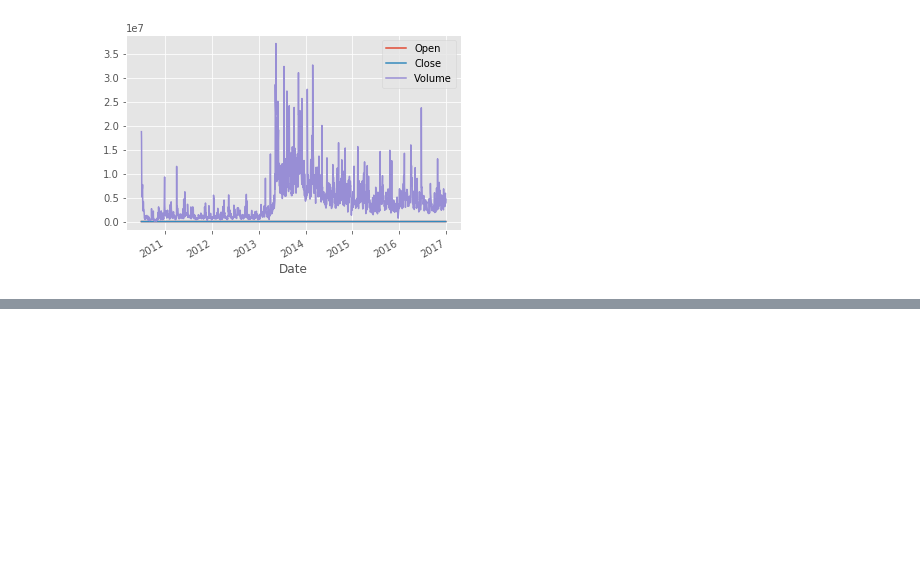
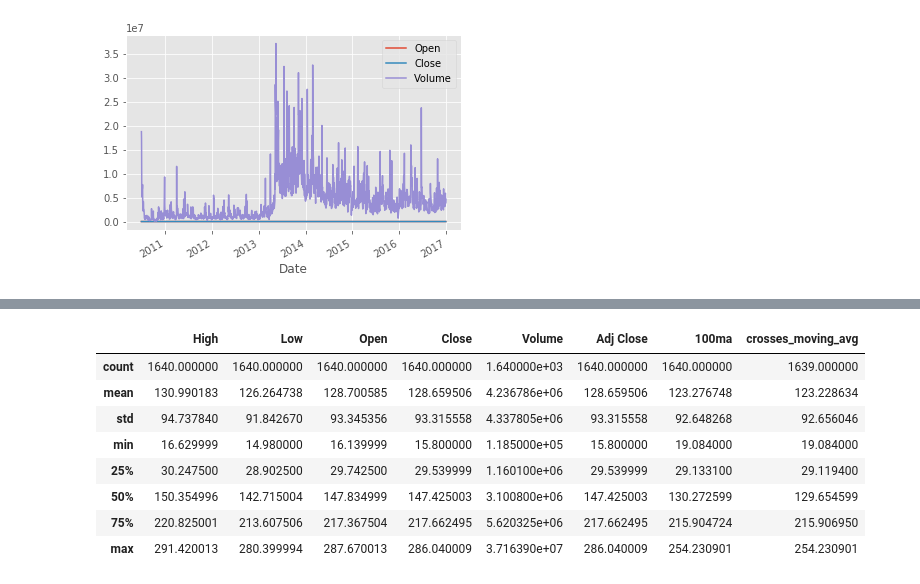
Before and after one commit to tommy3531/PythonStockTrader, a Jupyter notebook: python_finance_notebook.ipynb, the cells around one changed output, grey strips where cells are left out. Cells and saved outputs as stored; diff of their text form; code cells hidden in the pictures; blank space fills up the shorter version.

```diff
--- a/python_finance_notebook.ipynb
+++ b/python_finance_notebook.ipynb
@@ -105,0 +108,12 @@ plt.show()
+# %%
+df.describe()
+# %% [output]
+|  | High | Low | Open | Close | Volume | Adj Close | 100ma | crosses_moving_avg |
+| count | 1640.000000 | 1640.000000 | 1640.000000 | 1640.000000 | 1.640000e+03 | 1640.000000 | 1640.000000 | 1639.000000 |
+| mean | 130.990183 | 126.264738 | 128.700585 | 128.659506 | 4.236786e+06 | 128.659506 | 123.276748 | 123.228634 |
+| std | 94.737840 | 91.842670 | 93.345356 | 93.315558 | 4.337805e+06 | 93.315558 | 92.648268 | 92.656046 |
+| min | 16.629999 | 14.980000 | 16.139999 | 15.800000 | 1.185000e+05 | 15.800000 | 19.084000 | 19.084000 |
+| 25% | 30.247500 | 28.902500 | 29.742500 | 29.539999 | 1.160100e+06 | 29.539999 | 29.133100 | 29.119400 |
+| 50% | 150.354996 | 142.715004 | 147.834999 | 147.425003 | 3.100800e+06 | 147.425003 | 130.272599 | 129.654599 |
+| 75% | 220.825001 | 213.607506 | 217.367504 | 217.662495 | 5.620325e+06 | 217.662495 | 215.904724 | 215.906950 |
+| max | 291.420013 | 280.399994 | 287.670013 | 286.040009 | 3.716390e+07 | 286.040009 | 254.230901 | 254.230901 |
```
Also changed, not shown: parts of 11 cells of this notebook.
